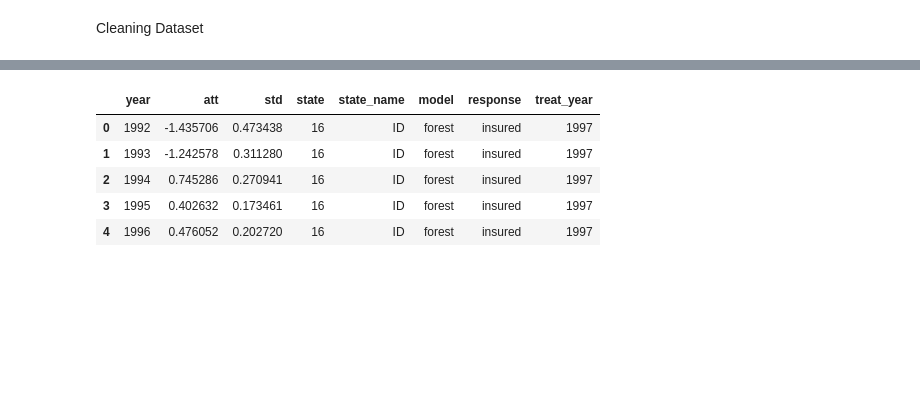
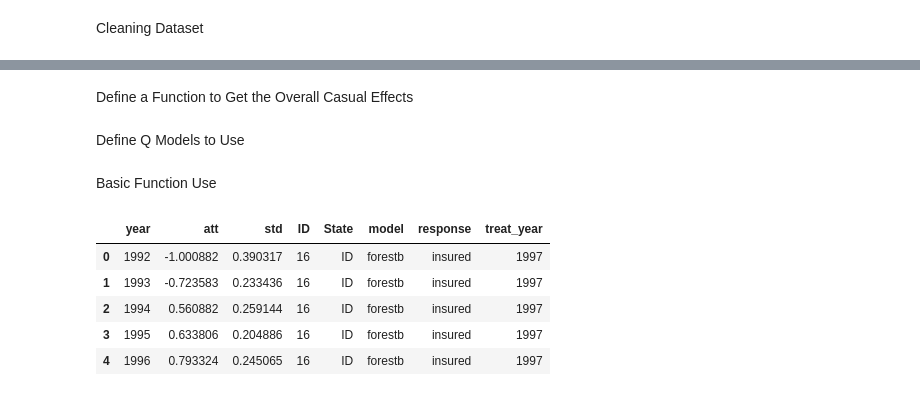
Before and after one commit to wflewis12/Causal_ML_Project, a Jupyter notebook: Estimator_v_3kfold.ipynb, the cells around one changed output, grey strips where cells are left out. Cells and saved outputs as stored; diff of their text form; code cells hidden in the pictures; blank space fills up the shorter version.

```diff
--- a/Estimator_v_3kfold.ipynb
+++ b/Estimator_v_3kfold.ipynb
@@ -140,9 +126,21 @@ list_of_confounders += ["anykids", "disability", "noemp_insured"]
+# %% [markdown]
+Define a Function to Get the Overall Casual Effects
 # %%
-def get_att(state_fips,confounder_list, treat_year, g_d_1, model_list, dataframe):
+# General function to return the casual effect for a specific year, state, ect.
+def get_att(state_fips,confounder_list, treat_year, g_d_1, model_list, dataframe, responses):
     '''
     state_fips: an integer corresponding to the fips number of the state being tested
-    confounder_list: a list of the columns names
+    confounder_list: a list of the columns names of the desired confounders
+    treat_year: the year the state implemented its policy
+    g_d_1: the year to be compared to
+    model_list: a list of q models to use
+    dataframe: a dataframe to take the data for the year, confounder, and response from must have columns named
+                for each of the confounders and ["under19", "treatment", "pubonly", "insured", "privonly", "Year_Implemented","State_Name"]
+    responses: the desired target effect - choose one or more from ["insured","pubonly", "privonly"]
 
+    returns: a dataframe where each row corresponds to a different casaul effect with column names for the
+                year measured, treatment year, casual effect, standard deviation of casual effect, state ID
+                state name, q model used, and target response
     '''
 
     results_df = {}
@@ -161,12 +159,13 @@ def get_att(state_fips,confounder_list, treat_year, g_d_1, model_list, dataframe
 
         top_year = i - (treat_year - 1)  # Normalizing for interpretability (t = 1 is when treatment occurs)
         # For any year prior to treatment (like 1995), it says we should compare that year (t = t') to the prior year (t = t' - 1)
+
         if top_year >= 1:
             base_year = 0  # This is the year right before treatment (i.e. g_d_1 from above)
         else:
             base_year = top_year - 1
 
-        for response in ["insured"]:
+        for response in responses:
             for model in model_list:
 
                 # Setting up
@@ -177,7 +176,7 @@ def get_att(state_fips,confounder_list, treat_year, g_d_1, model_list, dataframe
                 # Fitting
                 term_1, term_2, term_3, term_4, year_vec, treat_vec = outcome_k_fold_fit_and_predict(model, \
                                                     X=confounders, y=outcome, A=treatment,  n_splits=5, \
-                                                    output_type="binary", y1=top_year, y0=base_year)
+                                                    y1=top_year, y0=base_year)
                 weight = (year_vec == 1) * (treat_vec == 1) # We only want the ATT, so we weight appropriately
                                                             # to only look at the untils treated at t=1
                 weight = weight / np.mean(weight)
@@ -187,33 +186,24 @@ def get_att(state_fips,confounder_list, treat_year, g_d_1, model_list, dataframe
                 std = np.std(final) / np.sqrt(term_1.shape[0]) * 1.96 * 100  # the ".shape" part is just to get the right n
                 mean = np.mean(final) * 100
 
+                # would like to add a column for the out of sample accuracy of the q model but don't know how to do that
+                # accuracy = sum(errors)/len(errors)
+
                 # Adding a value to each row for each desired column
                 results_df.setdefault('year',[]).append(i)
                 results_df.setdefault('att',[]).append(mean)
                 results_df.setdefault('std',[]).append(std)
-                results_df.setdefault('state',[]).append(state_fips)
-                results_df.setdefault('state_name',[]).append(state_name)
+                results_df.setdefault('ID',[]).append(state_fips)
+                results_df.setdefault('State',[]).append(state_name)
                 results_df.setdefault('model',[]).append(model.__name__ )
                 results_df.setdefault('response',[]).append(response)
                 results_df.setdefault('treat_year',[]).append(treat_year)
 
+                # column for the out of sample accuracy of the q model
+                #results_df.setdefault('accuracy',[]).append(accuracy)
+
     results_df = pd.DataFrame(results_df)
 
     return results_df
-
-# Estimating the att for one state
-
-def forest():
-    ''' A function that returns a general ML q model for later use in k-folding'''
-    return RandomForestClassifier(max_depth=10, n_estimators=1000)
-
-models_to_use = [forest]
-simple_att = get_att(16, list_of_confounders,1997,1996, models_to_use, basic_merged)
-simple_att.head()
-# %% [output]
-|  | year | att | std | state | state_name | model | response | treat_year |
-| 0 | 1992 | -1.435706 | 0.473438 | 16 | ID | forest | insured | 1997 |
-| 1 | 1993 | -1.242578 | 0.311280 | 16 | ID | forest | insured | 1997 |
-| 2 | 1994 | 0.745286 | 0.270941 | 16 | ID | forest | insured | 1997 |
-| 3 | 1995 | 0.402632 | 0.173461 | 16 | ID | forest | insured | 1997 |
-| 4 | 1996 | 0.476052 | 0.202720 | 16 | ID | forest | insured | 1997 |
+# %% [markdown]
+Define Q Models to Use
@@ -220 +257,16 @@ simple_att.head()
+# %% [markdown]
+Basic Function Use
+# %%
+# Estimating the att for one state, one model
+
+models_to_use = [forestb]
+simple_att = get_att(16, list_of_confounders,1997,1996, models_to_use, basic_merged,["insured"])
+simple_att.head()
+# %% [output]
+|  | year | att | std | ID | State | model | response | treat_year |
+| 0 | 1992 | -1.000882 | 0.390317 | 16 | ID | forestb | insured | 1997 |
+| 1 | 1993 | -0.723583 | 0.233436 | 16 | ID | forestb | insured | 1997 |
+| 2 | 1994 | 0.560882 | 0.259144 | 16 | ID | forestb | insured | 1997 |
+| 3 | 1995 | 0.633806 | 0.204886 | 16 | ID | forestb | insured | 1997 |
+| 4 | 1996 | 0.793324 | 0.245065 | 16 | ID | forestb | insured | 1997 |
 # %%
```
Also changed, not shown: parts of 27 cells of this notebook.
